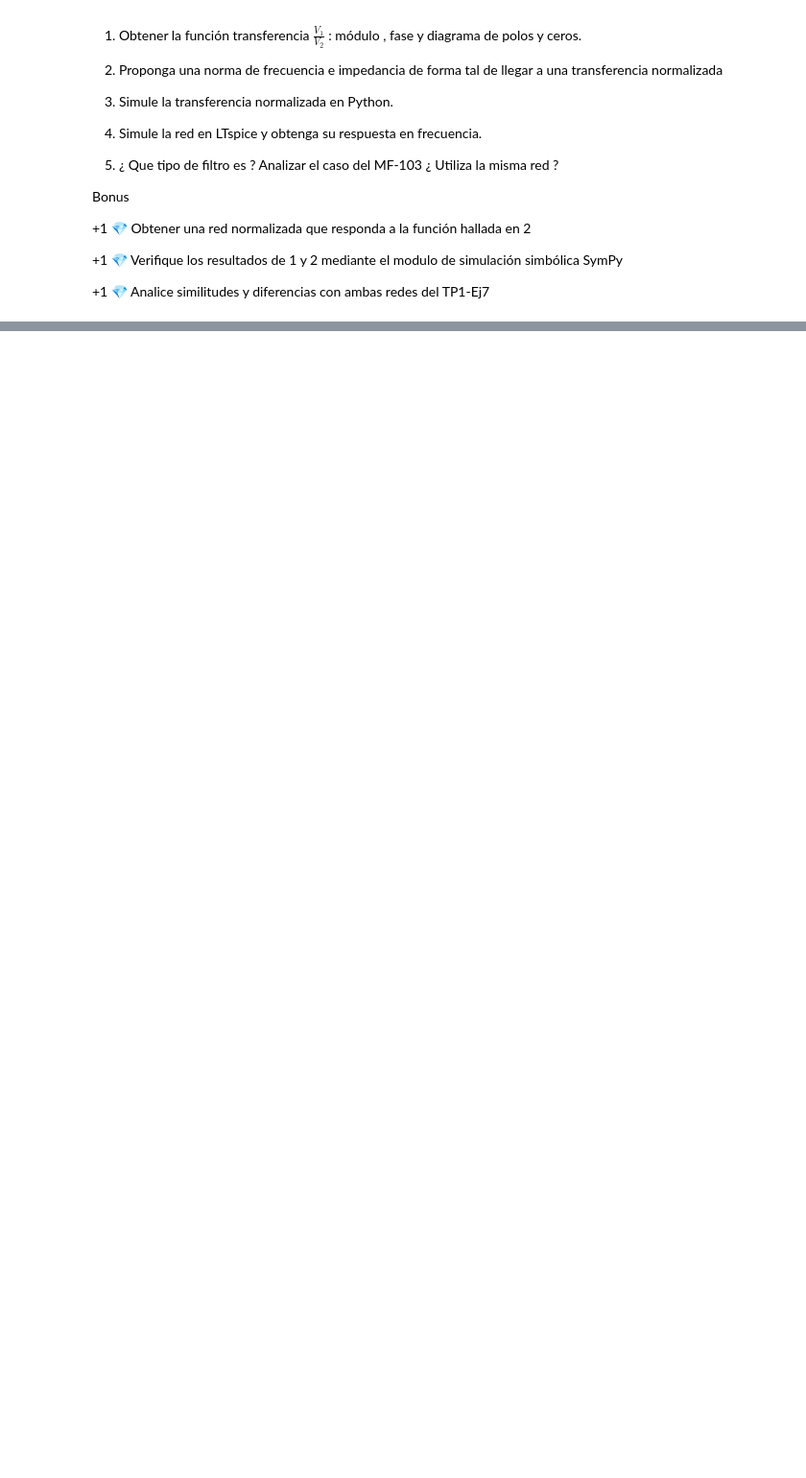
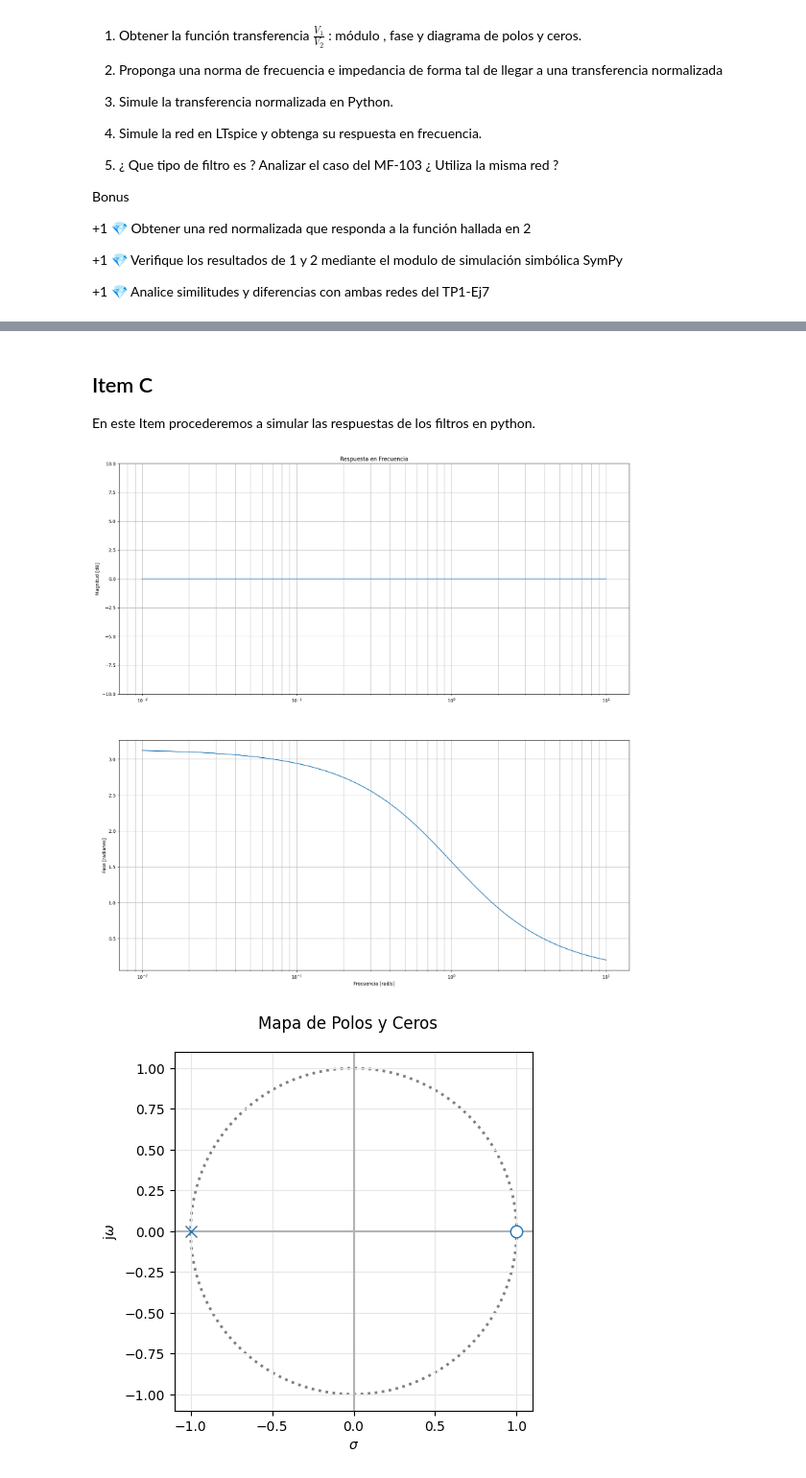
Before and after one commit to mlapillicanedo/Trabajos-TC2, a Jupyter notebook: Tarea Semanal 0/Tarea Semanal 0.ipynb, the cells around one changed output, grey strips where cells are left out. Shown at 96% size. Saved outputs shown, nothing was run; the diff lists cells and outputs as text; code cells hidden in the pictures; blank space fills up the shorter version.

```diff
--- a/Tarea Semanal 0/Tarea Semanal 0.ipynb
+++ b/Tarea Semanal 0/Tarea Semanal 0.ipynb
@@ -105,0 +216,41 @@ plt.show()
+# %% [markdown]
+## Item C
+
+En este Item procederemos a simular las respuestas de los filtros en python.
+# %%
+#Caso R1 = R2
+
+R1 = 3300
+R2 = 3300
+R3 = 1
+C1 = 1
+
+num = np.array([ C1 * R3, -R2/R1 ])
+den = np.array([ C1 * R3, 1. ])
+
+H1 = sig.lti(num, den)
+
+w, mag, phase = sig.bode(H1)
+
+rad = phase * (np.pi / 180)
+
+fig, (ax1, ax2) = plt.subplots(2, 1, figsize=(20, 20))
+
+ax1.semilogx(w, mag)
+ax1.set_title('Respuesta en Frecuencia')
+ax1.set_ylabel('Magnitud [dB]')
+ax1.set_ylim(-10, 10)
+ax1.grid(True, which="both")
+
+ax2.semilogx(w, rad)
+ax2.set_ylabel('Fase [radianes]')
+ax2.set_xlabel('Frecuencia [rad/s]')
+ax2.grid(True, which="both")
+
+pzmap(H1)
+
+plt.tight_layout()
+plt.show()
+# %% [output]
+[figure, added]
+[figure, added]
```
Also changed, not shown: parts of 10 cells of this notebook.
